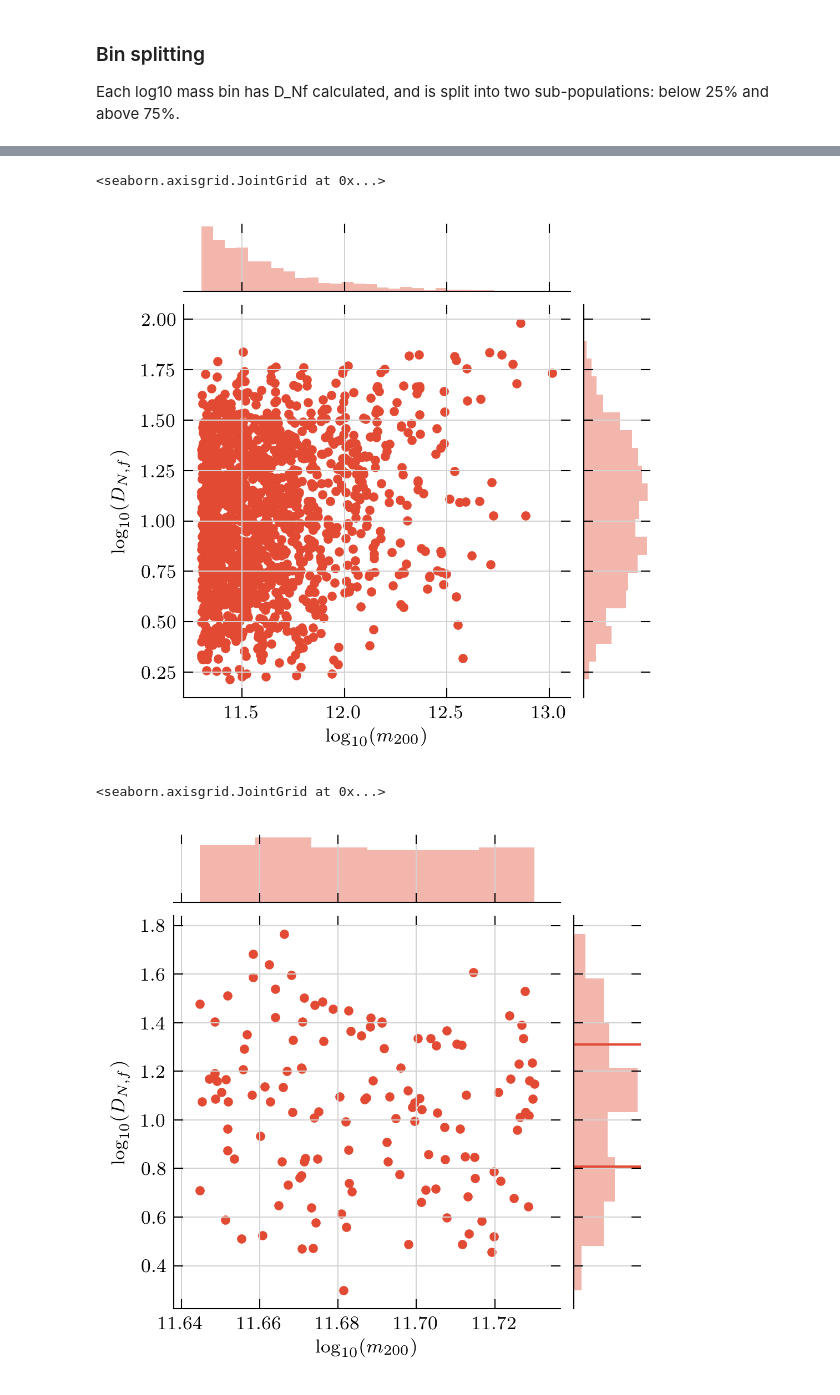
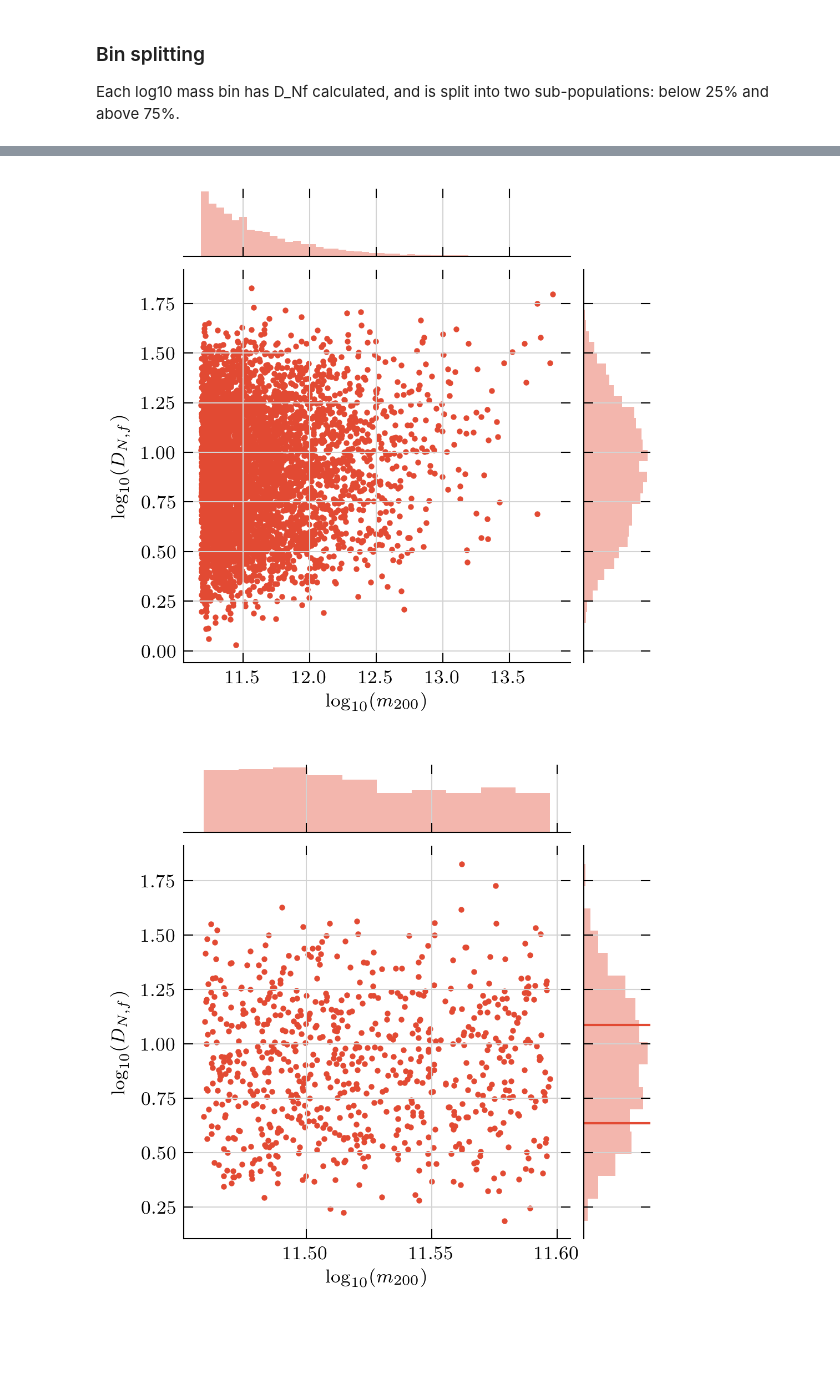
Before and after one commit to oleskiewicz/hbtp, a Jupyter notebook: environment.ipynb, the cells around one changed output, grey strips where cells are left out. Saved outputs shown, nothing was run; the diff lists cells and outputs as text; code cells hidden in the pictures; blank space fills up the shorter version.

```diff
--- a/environment.ipynb
+++ b/environment.ipynb
@@ -176,0 +139,13 @@ Name: d, dtype: float64
+# %%
+edges = 20
+bin = 3
+# %%
+counts, edges = np.histogram(d["m"], edges)
+centres = 0.5 * (edges[1:] + edges[:-1])
+
+d["bin"] = np.digitize(d["m"], edges, right=True)
+# %%
+d = d[~np.isinf(d["d"])]
+# %%
+dnf_qs = d.groupby("bin").quantile([0.25, 0.75])["d"]
+dnf_qs
@@ -177,33 +170,23 @@ Name: d, dtype: float64
 # %%
-p = sns.jointplot(
-    x="m", y="d",
-    data=d,
-    marker='.',
-    stat_func=None,
-    height=3.4,
-)
+p = sns.jointplot(x="m", y="d", data=d, marker=".", stat_func=None, height=3.4)
 
 p.set_axis_labels(r"$\log_{10}(m_{200})$", r"$\log_{10}(D_{N,f})$")
 
-# p.savefig("./plots/dnf_all.pdf")
+if savefig:
+    p.savefig("./plots/dnf_%s_%03d.pdf" % (grav, snap))
 # %% [output]
-<seaborn.axisgrid.JointGrid at 0x...>
-[figure, old version]
+[figure, new version]
 # %%
 p = sns.jointplot(
-    x="m", y="d",
-    data=d[d['m_bin'] == bin],
-    marker='.',
-    stat_func=None,
-    height=3.4,
+    x="m", y="d", data=d[d["bin"] == bin], marker=".", stat_func=None, height=3.4
 )
 
-plt.axhline(dnf_quantiles.loc[bin].iloc[0])
-plt.axhline(dnf_quantiles.loc[bin].iloc[1])
+plt.axhline(dnf_qs.loc[bin - 1].iloc[0])
+plt.axhline(dnf_qs.loc[bin - 1].iloc[1])
 
 p.set_axis_labels(r"$\log_{10}(m_{200})$", r"$\log_{10}(D_{N,f})$")
 
-# p.savefig("./plots/dnf_bin.pdf")
+if savefig:
+    p.savefig("./plots/dnf_%s_%03d_%02d.pdf" % (grav, snap, bin))
 # %% [output]
-<seaborn.axisgrid.JointGrid at 0x...>
-[figure, old version]
+[figure, new version]
```
Also changed, not shown: parts of 14 cells of this notebook, 2 other files.
